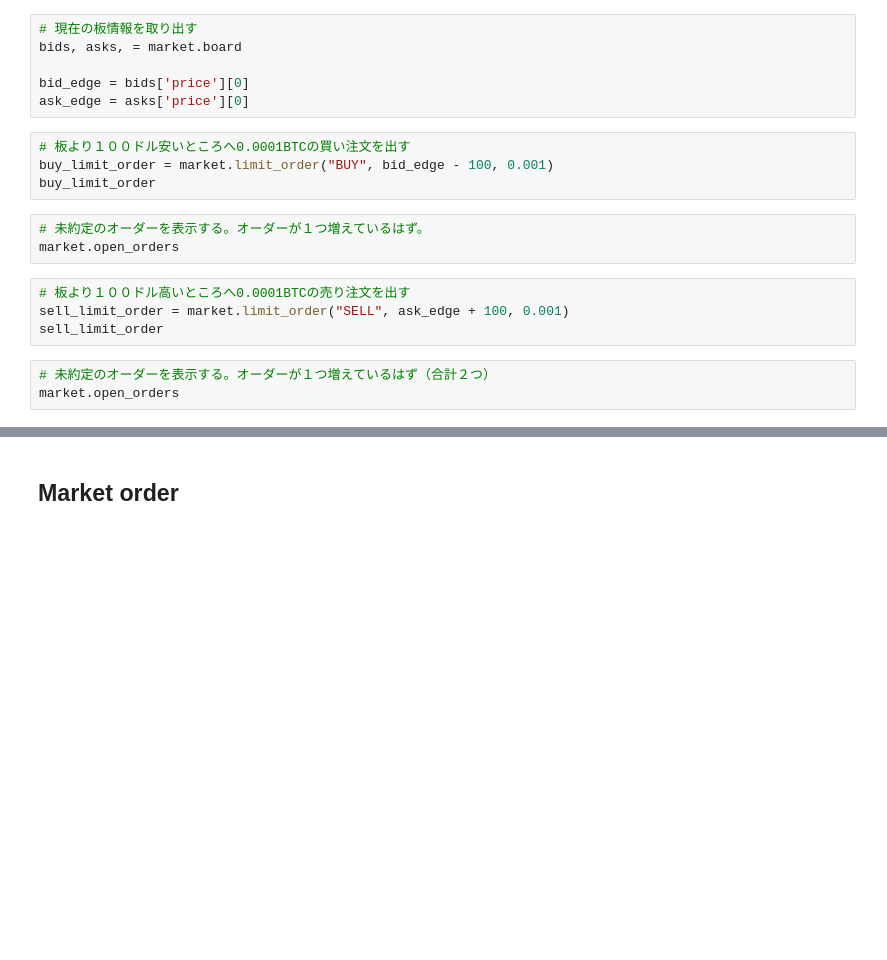
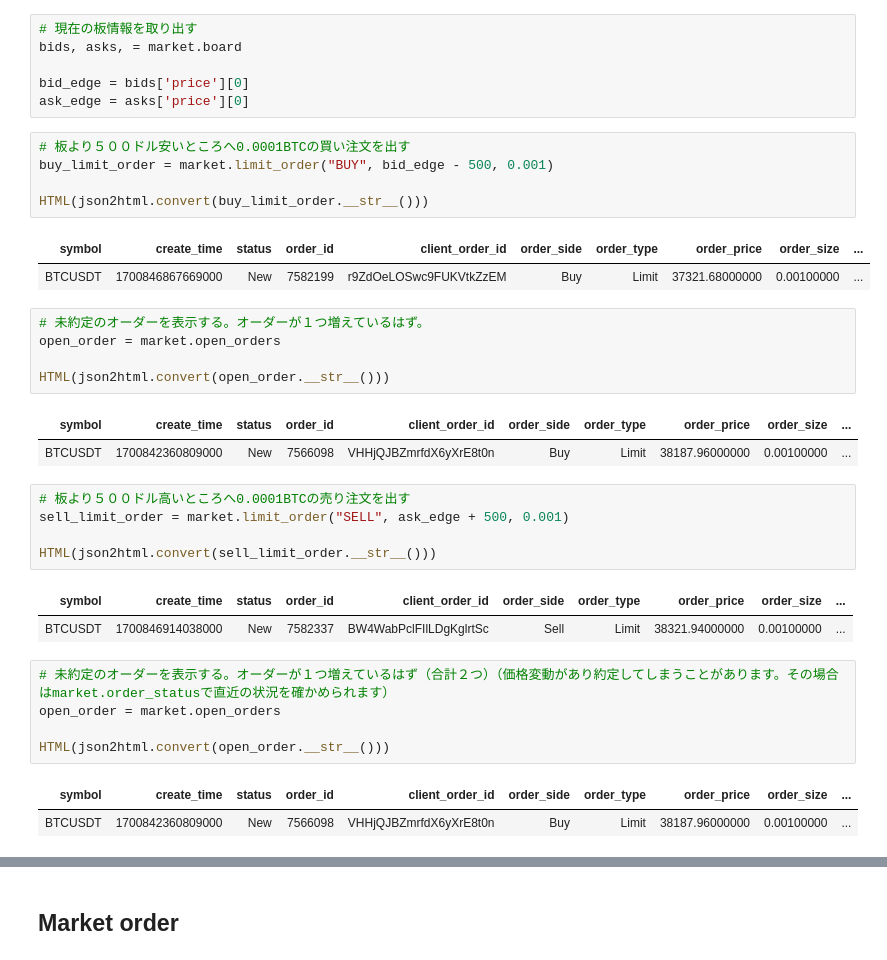
Before and after one commit to yasstake/rusty-bot, a Jupyter notebook: manual/binance_order.ipynb, the cells around one changed output, grey strips where cells are left out. Saved outputs shown, nothing was run; the diff lists cells and outputs as text; blank space fills up the shorter version.

```diff
--- a/manual/binance_order.ipynb
+++ b/manual/binance_order.ipynb
@@ -132,19 +190,37 @@ bids, asks, = market.board
 bid_edge = bids['price'][0]
 ask_edge = asks['price'][0]
 # %%
-# 板より１００ドル安いところへ0.0001BTCの買い注文を出す
-buy_limit_order = market.limit_order("BUY", bid_edge - 100, 0.001)
-buy_limit_order
+# 板より５００ドル安いところへ0.0001BTCの買い注文を出す
+buy_limit_order = market.limit_order("BUY", bid_edge - 500, 0.001)
+
+HTML(json2html.convert(buy_limit_order.__str__()))
+# %% [output]
+| symbol | create_time | status | order_id | client_order_id | order_side | order_type | order_price | order_size | ... |
+| BTCUSDT | 1700846867669000 | New | 7582199 | r9ZdOeLOSwc9FUKVtkZzEM | Buy | Limit | 37321.68000000 | 0.00100000 | ... |
 # %%
 # 未約定のオーダーを表示する。オーダーが１つ増えているはず。
-market.open_orders
+open_order = market.open_orders
+
+HTML(json2html.convert(open_order.__str__()))
+# %% [output]
+| symbol | create_time | status | order_id | client_order_id | order_side | order_type | order_price | order_size | ... |
+| BTCUSDT | 1700842360809000 | New | 7566098 | VHHjQJBZmrfdX6yXrE8t0n | Buy | Limit | 38187.96000000 | 0.00100000 | ... |
 # %%
-# 板より１００ドル高いところへ0.0001BTCの売り注文を出す
-sell_limit_order = market.limit_order("SELL", ask_edge + 100, 0.001)
-sell_limit_order
+# 板より５００ドル高いところへ0.0001BTCの売り注文を出す
+sell_limit_order = market.limit_order("SELL", ask_edge + 500, 0.001)
+
+HTML(json2html.convert(sell_limit_order.__str__()))
+# %% [output]
+| symbol | create_time | status | order_id | client_order_id | order_side | order_type | order_price | order_size | ... |
+| BTCUSDT | 1700846914038000 | New | 7582337 | BW4WabPclFIlLDgKglrtSc | Sell | Limit | 38321.94000000 | 0.00100000 | ... |
 # %%
-# 未約定のオーダーを表示する。オーダーが１つ増えているはず（合計２つ）
-market.open_orders
+# 未約定のオーダーを表示する。オーダーが１つ増えているはず（合計２つ）（価格変動があり約定してしまうことがあります。その場合はmarket.order_statusで直近の状況を確かめられます）
+open_order = market.open_orders
+
+HTML(json2html.convert(open_order.__str__()))
+# %% [output]
+| symbol | create_time | status | order_id | client_order_id | order_side | order_type | order_price | order_size | ... |
+| BTCUSDT | 1700842360809000 | New | 7566098 | VHHjQJBZmrfdX6yXrE8t0n | Buy | Limit | 38187.96000000 | 0.00100000 | ... |
 # %%
 # 最新の残高を確認。注文中の資産がLockされているはず。
 account = market.account
```
Also changed, not shown: parts of 16 cells of this notebook.
